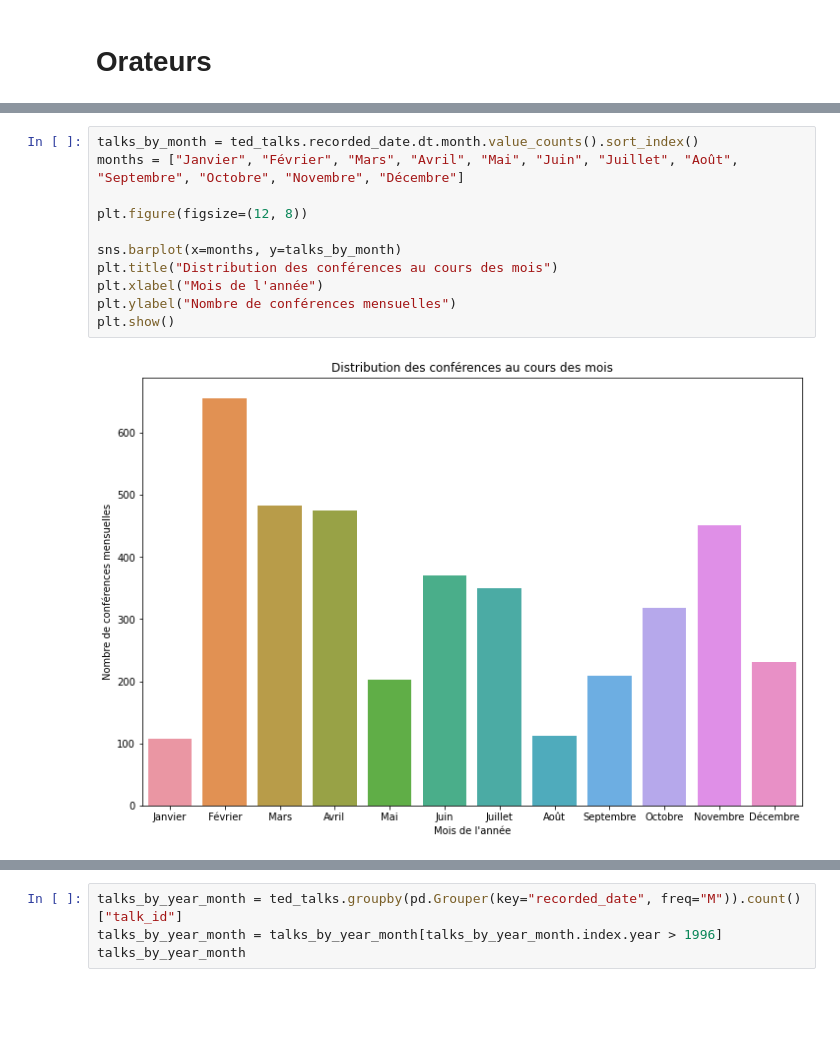
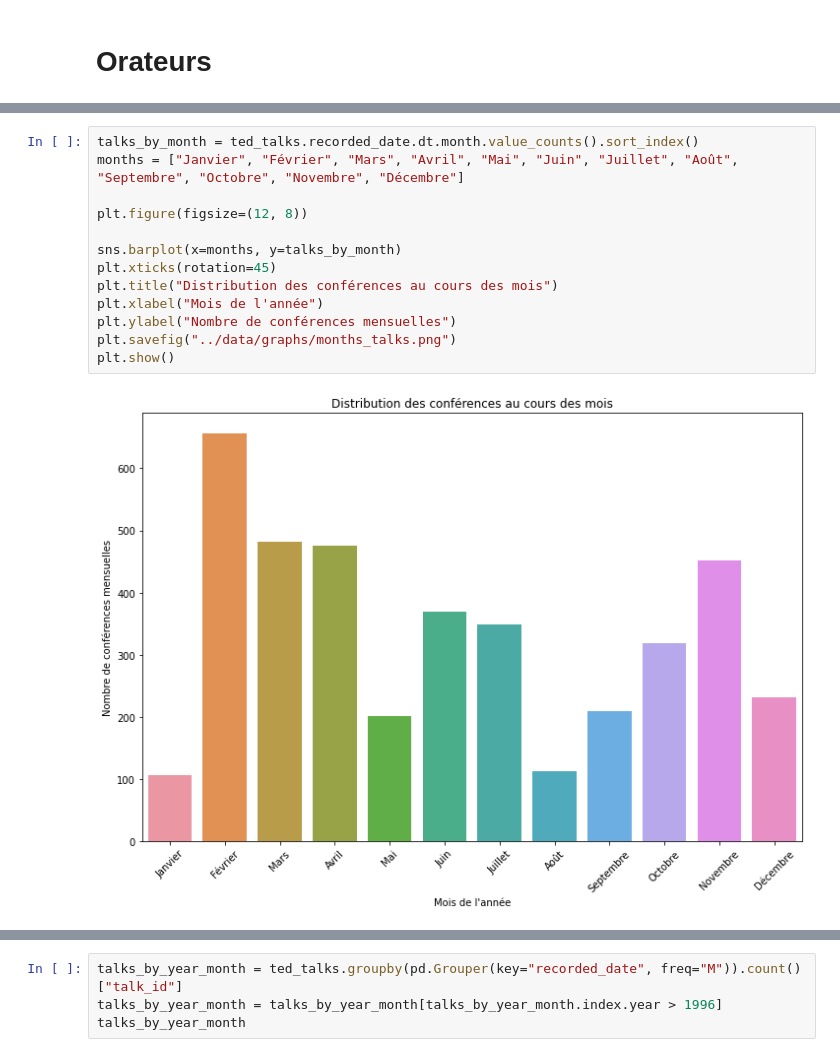
Before and after one commit to VictorTaillieu/TED-talks-analysis, a Jupyter notebook: notebooks/exploration.ipynb, the cells around one changed output, grey strips where cells are left out. Cells and saved outputs as stored; diff of their text form; blank space fills up the shorter version.

Commit message:
Save figure + change font size

```diff
--- a/notebooks/exploration.ipynb
+++ b/notebooks/exploration.ipynb
@@ -176,16 +193,18 @@ plt.show()
 # %%
 talks_by_month = ted_talks.recorded_date.dt.month.value_counts().sort_index()
 months = ["Janvier", "Février", "Mars", "Avril", "Mai", "Juin", "Juillet", "Août", "Septembre", "Octobre", "Novembre", "Décembre"]
 
 plt.figure(figsize=(12, 8))
 
 sns.barplot(x=months, y=talks_by_month)
+plt.xticks(rotation=45)
 plt.title("Distribution des conférences au cours des mois")
 plt.xlabel("Mois de l'année")
 plt.ylabel("Nombre de conférences mensuelles")
+plt.savefig("../data/graphs/months_talks.png")
 plt.show()
 # %% [output]
-[figure, old version]
+[figure, new version]
 # %%
 ted_talks["recorded_month"] = ted_talks.recorded_date.dt.month
 
```
Also changed, not shown: parts of 14 cells of this notebook.
